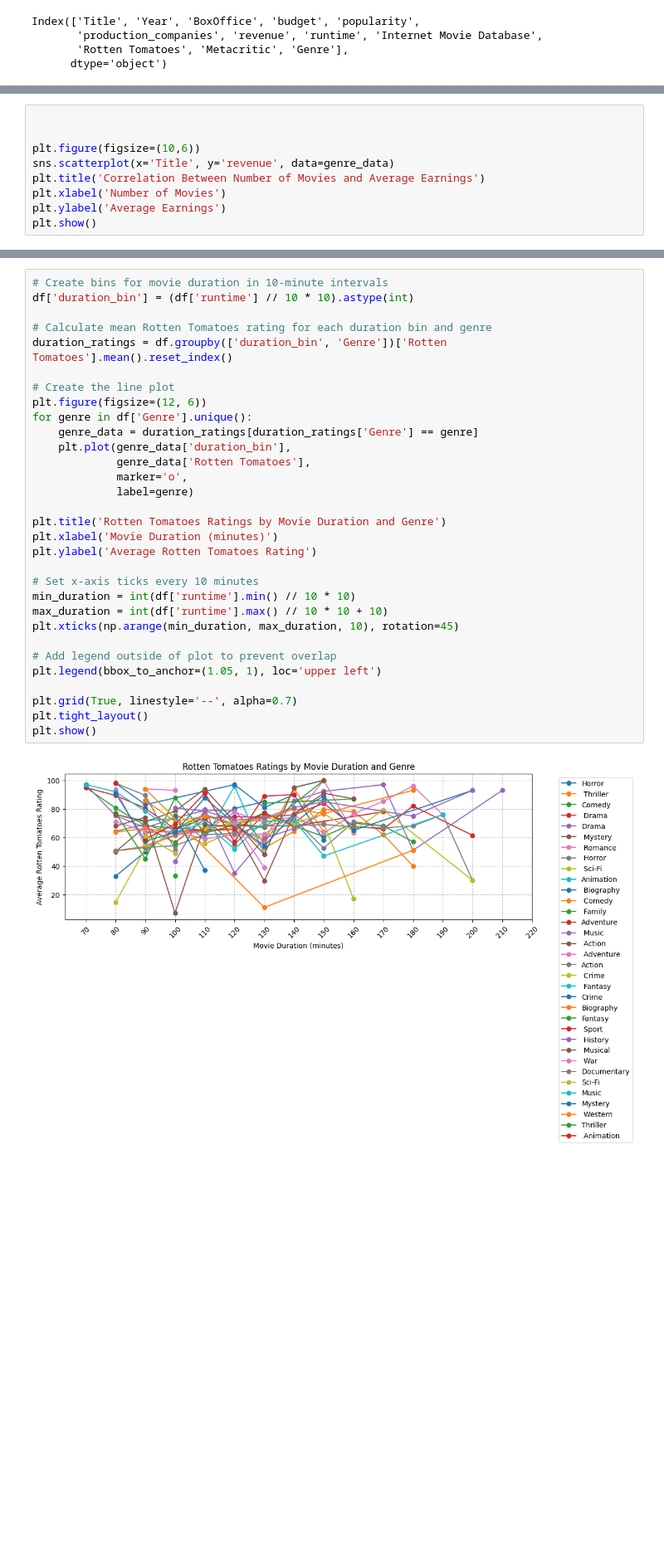
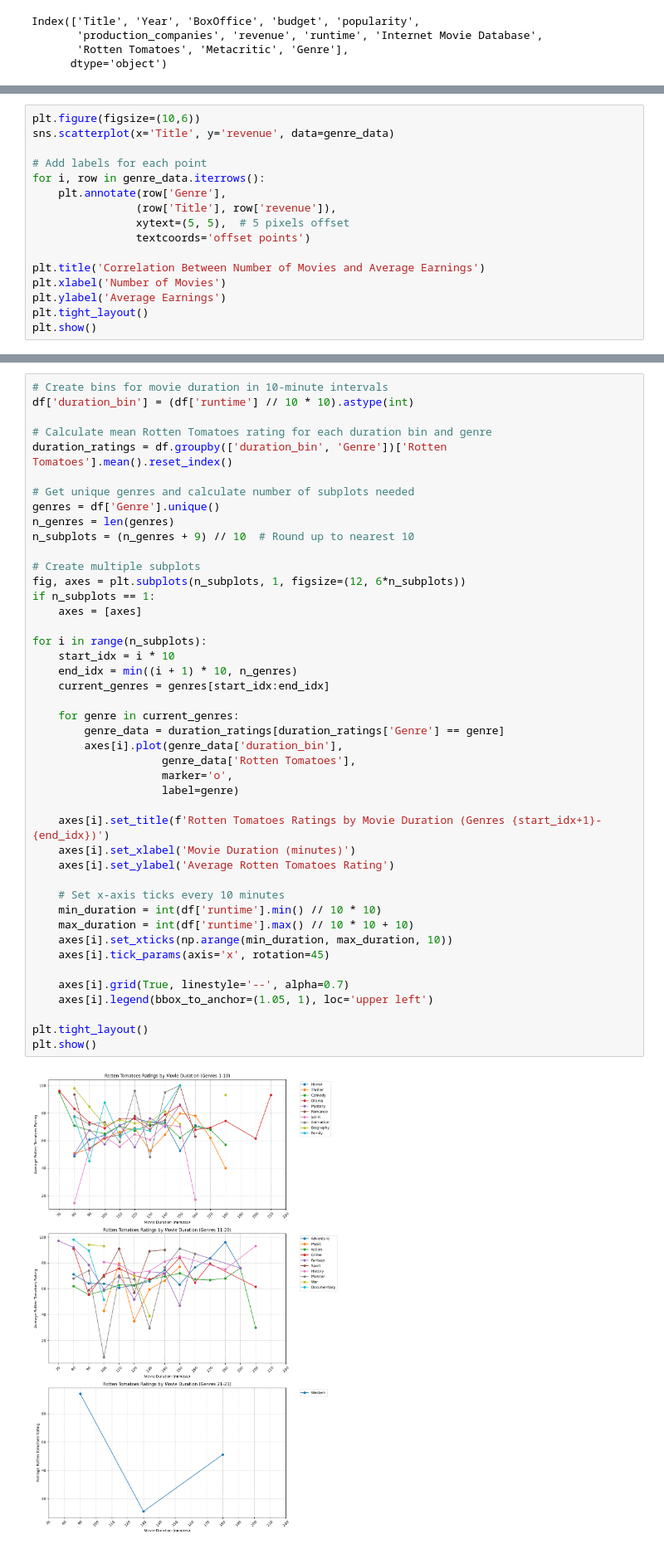
Before and after one commit to talis-fb/movies_study, a Jupyter notebook: genre_analysis.ipynb, the cells around one changed output, grey strips where cells are left out. Shown at 83% size. Cells and saved outputs as stored; diff of their text form; blank space fills up the shorter version.

```diff
--- a/genre_analysis.ipynb
+++ b/genre_analysis.ipynb
@@ -217,10 +199,17 @@ plt.show()
 # %%
-
-
 plt.figure(figsize=(10,6))
 sns.scatterplot(x='Title', y='revenue', data=genre_data)
+
+# Add labels for each point
+for i, row in genre_data.iterrows():
+    plt.annotate(row['Genre'],
+                (row['Title'], row['revenue']),
+                xytext=(5, 5),  # 5 pixels offset
+                textcoords='offset points')
+
 plt.title('Correlation Between Number of Movies and Average Earnings')
 plt.xlabel('Number of Movies')
 plt.ylabel('Average Earnings')
+plt.tight_layout()
 plt.show()
 # %% [output]
@@ -283,33 +272,46 @@ Rotten Tomatoes -0.157351         1.000000
 # %%
 # Create bins for movie duration in 10-minute intervals
 df['duration_bin'] = (df['runtime'] // 10 * 10).astype(int)
 
 # Calculate mean Rotten Tomatoes rating for each duration bin and genre
 duration_ratings = df.groupby(['duration_bin', 'Genre'])['Rotten Tomatoes'].mean().reset_index()
 
-# Create the line plot
-plt.figure(figsize=(12, 6))
-for genre in df['Genre'].unique():
-    genre_data = duration_ratings[duration_ratings['Genre'] == genre]
-    plt.plot(genre_data['duration_bin'],
-             genre_data['Rotten Tomatoes'],
-             marker='o',
-             label=genre)
+# Get unique genres and calculate number of subplots needed
+genres = df['Genre'].unique()
+n_genres = len(genres)
+n_subplots = (n_genres + 9) // 10  # Round up to nearest 10
 
-plt.title('Rotten Tomatoes Ratings by Movie Duration and Genre')
-plt.xlabel('Movie Duration (minutes)')
-plt.ylabel('Average Rotten Tomatoes Rating')
+# Create multiple subplots
+fig, axes = plt.subplots(n_subplots, 1, figsize=(12, 6*n_subplots))
+if n_subplots == 1:
+    axes = [axes]
 
-# Set x-axis ticks every 10 minutes
-min_duration = int(df['runtime'].min() // 10 * 10)
-max_duration = int(df['runtime'].max() // 10 * 10 + 10)
-plt.xticks(np.arange(min_duration, max_duration, 10), rotation=45)
+for i in range(n_subplots):
+    start_idx = i * 10
+    end_idx = min((i + 1) * 10, n_genres)
+    current_genres = genres[start_idx:end_idx]
 
-# Add legend outside of plot to prevent overlap
-plt.legend(bbox_to_anchor=(1.05, 1), loc='upper left')
+    for genre in current_genres:
+        genre_data = duration_ratings[duration_ratings['Genre'] == genre]
+        axes[i].plot(genre_data['duration_bin'],
+                    genre_data['Rotten Tomatoes'],
+                    marker='o',
+                    label=genre)
 
-plt.grid(True, linestyle='--', alpha=0.7)
+    axes[i].set_title(f'Rotten Tomatoes Ratings by Movie Duration (Genres {start_idx+1}-{end_idx})')
+    axes[i].set_xlabel('Movie Duration (minutes)')
+    axes[i].set_ylabel('Average Rotten Tomatoes Rating')
+
+    # Set x-axis ticks every 10 minutes
+    min_duration = int(df['runtime'].min() // 10 * 10)
+    max_duration = int(df['runtime'].max() // 10 * 10 + 10)
+    axes[i].set_xticks(np.arange(min_duration, max_duration, 10))
+    axes[i].tick_params(axis='x', rotation=45)
+
+    axes[i].grid(True, linestyle='--', alpha=0.7)
+    axes[i].legend(bbox_to_anchor=(1.05, 1), loc='upper left')
+
 plt.tight_layout()
 plt.show()
 # %% [output]
-[figure, old version]
+[figure, new version]
```
Also changed, not shown: parts of 15 cells of this notebook, 3 other files.
